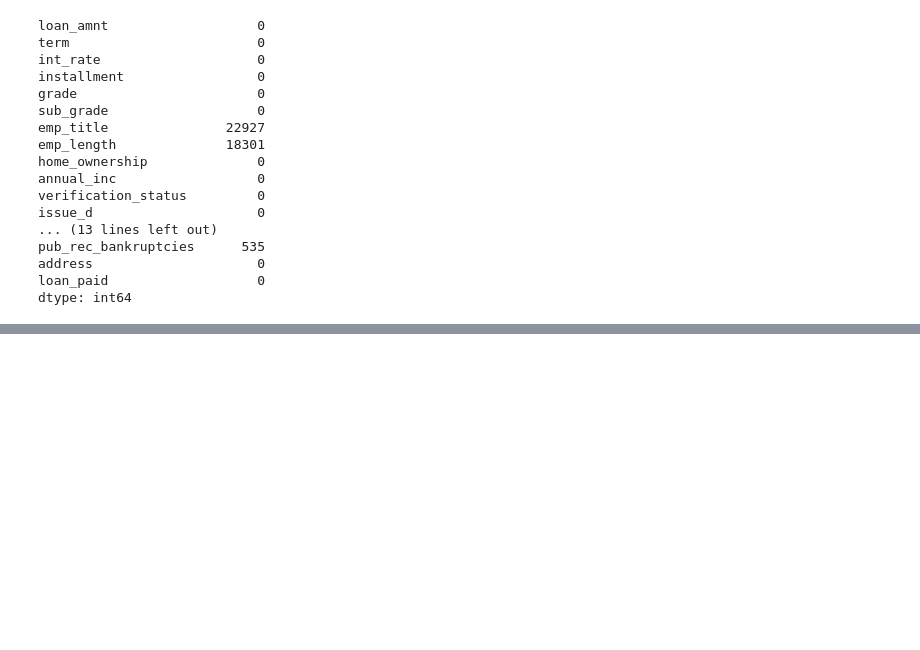
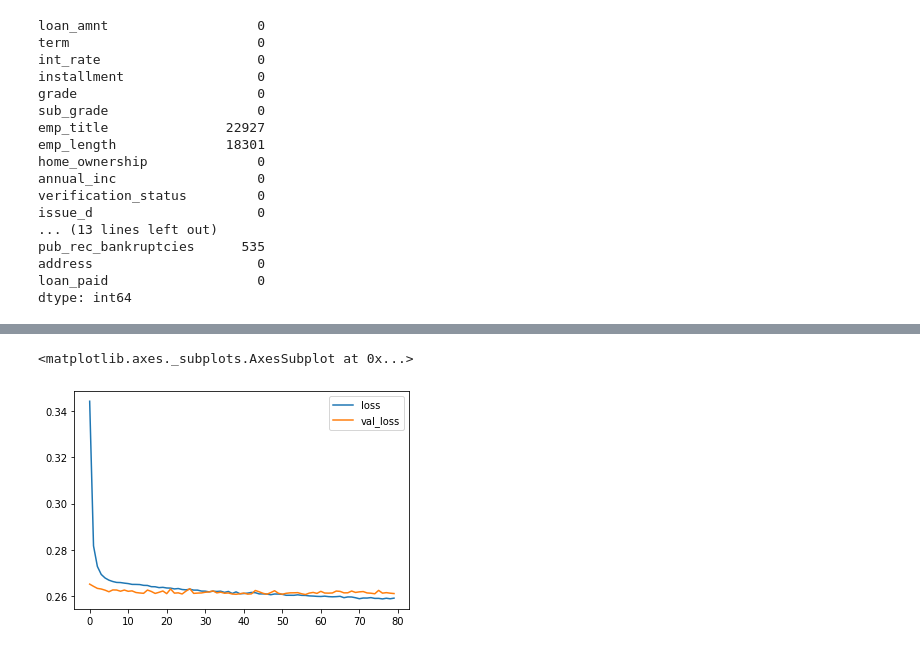
Before and after one commit to OckerGui/DataScience, a Jupyter notebook: Custom_Keras_API_Project_Exercise.ipynb, the cells around one changed output, grey strips where cells are left out. Drawn from its saved outputs; the diff is of its cells as text; code cells hidden in the pictures; blank space fills up the shorter version.

```diff
--- a/Custom_Keras_API_Project_Exercise.ipynb
+++ b/Custom_Keras_API_Project_Exercise.ipynb
@@ -553,0 +802,27 @@ NA values for pub_rec_bankruptcies:  535
+# %%
+model2 = Sequential()
+
+# https://stats.stackexchange.com/questions/181/how-to-choose-the-number-of-hidden-layers-and-nodes-in-a-feedforward-neural-netw
+
+
+# input layer
+model2.add(Dense(78,  activation='relu'))
+model2.add(Dropout(0.2))
+
+# hidden layer
+model2.add(Dense(39, activation='relu'))
+model2.add(Dropout(0.2))
+
+# hidden layer
+model2.add(Dense(19, activation='relu'))
+model2.add(Dropout(0.2))
+
+# New hidden layer
+model2.add(Dense(10, activation='relu'))
+model2.add(Dropout(0.3))
+
+# output layer
+model2.add(Dense(units=1,activation='sigmoid'))
+
+# Compile model
+model2.compile(loss='binary_crossentropy', optimizer='adam')
@@ -553,0 +831,10 @@ NA values for pub_rec_bankruptcies:  535
+# %%
+early_stop = EarlyStopping(monitor='val_loss', mode='min', verbose=1, patience=25)
+# %%
+model2.fit(x=X_train,
+          y=y_train,
+          epochs=80,
+          batch_size=256,
+          validation_data=(X_test, y_test),
+          callbacks=[early_stop]
+          )
@@ -553,0 +860,6 @@ NA values for pub_rec_bankruptcies:  535
+# %%
+losses = pd.DataFrame(model2.history.history)
+losses[['loss','val_loss']].plot()
+# %% [output]
+<matplotlib.axes._subplots.AxesSubplot at 0x...>
+[figure, added]
```
Also changed, not shown: parts of 56 cells of this notebook.
